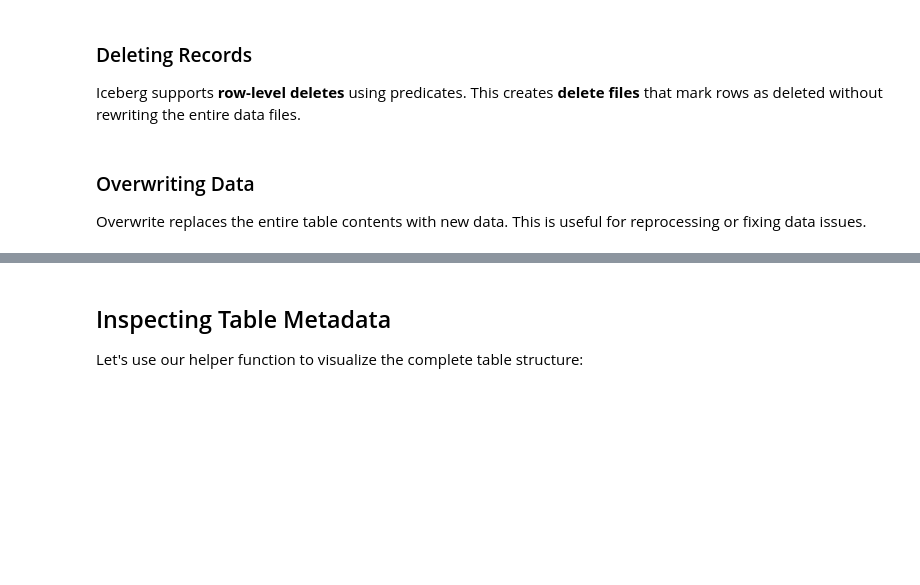
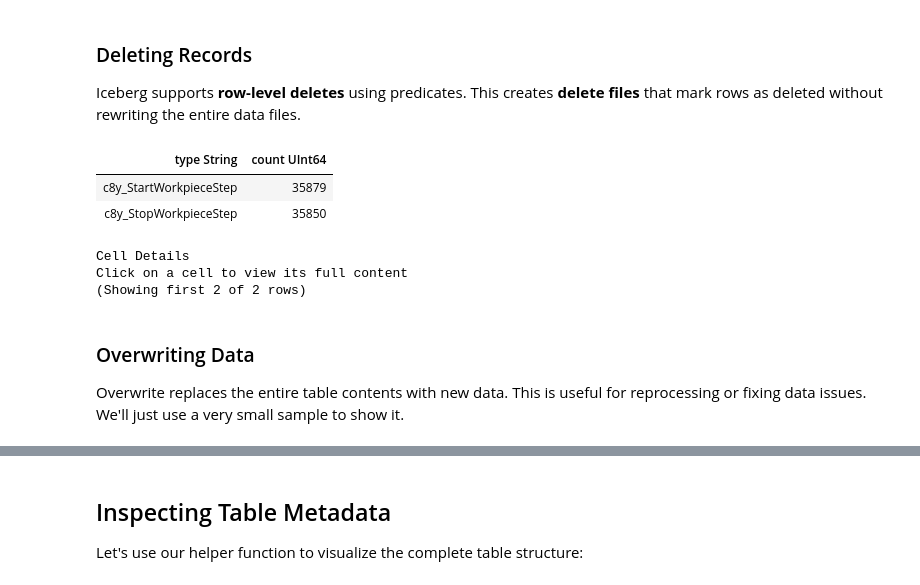
Before and after one commit to Cumulocity-IoT/knee-deep-in-the-lake, a Jupyter notebook: 02_iceberg/01_getting_started.ipynb, the cells around one changed output, grey strips where cells are left out. Cells and saved outputs as stored; diff of their text form; code cells hidden in the pictures; blank space fills up the shorter version.

```diff
--- a/02_iceberg/01_getting_started.ipynb
+++ b/02_iceberg/01_getting_started.ipynb
@@ -346,23 +383,25 @@ daft.sql("SELECT COUNT(*) as total FROM df").show()
 
 Iceberg supports **row-level deletes** using predicates. This creates **delete files** that mark rows as deleted without rewriting the entire data files.
 # %%
-# Delete all events of a specific type
-events_table.delete("type = 'c8y_LocationUpdate'")
+events_table.delete("type = 'OperationMode'")
 
-print("✅ Deleted 'c8y_LocationUpdate' events (Snapshot 3)")
-
-# Verify they're gone
 df = daft.read_iceberg(events_table)
-print("\nRemaining events by type:")
 daft.sql("""
     SELECT type, COUNT(*) as count
     FROM df
     GROUP BY type
     ORDER BY count DESC
     LIMIT 5
 """).show()
+# %% [output]
+| type String | count UInt64 |
+| c8y_StartWorkpieceStep | 35879 |
+| c8y_StopWorkpieceStep | 35850 |
+Cell Details
+Click on a cell to view its full content
+(Showing first 2 of 2 rows)
 # %% [markdown]
 ### Overwriting Data
 
-Overwrite replaces the entire table contents with new data. This is useful for reprocessing or fixing data issues.
+Overwrite replaces the entire table contents with new data. This is useful for reprocessing or fixing data issues. We'll just use a very small sample to show it.
 # %%
```
Also changed, not shown: parts of 24 cells of this notebook, 6 other files.
